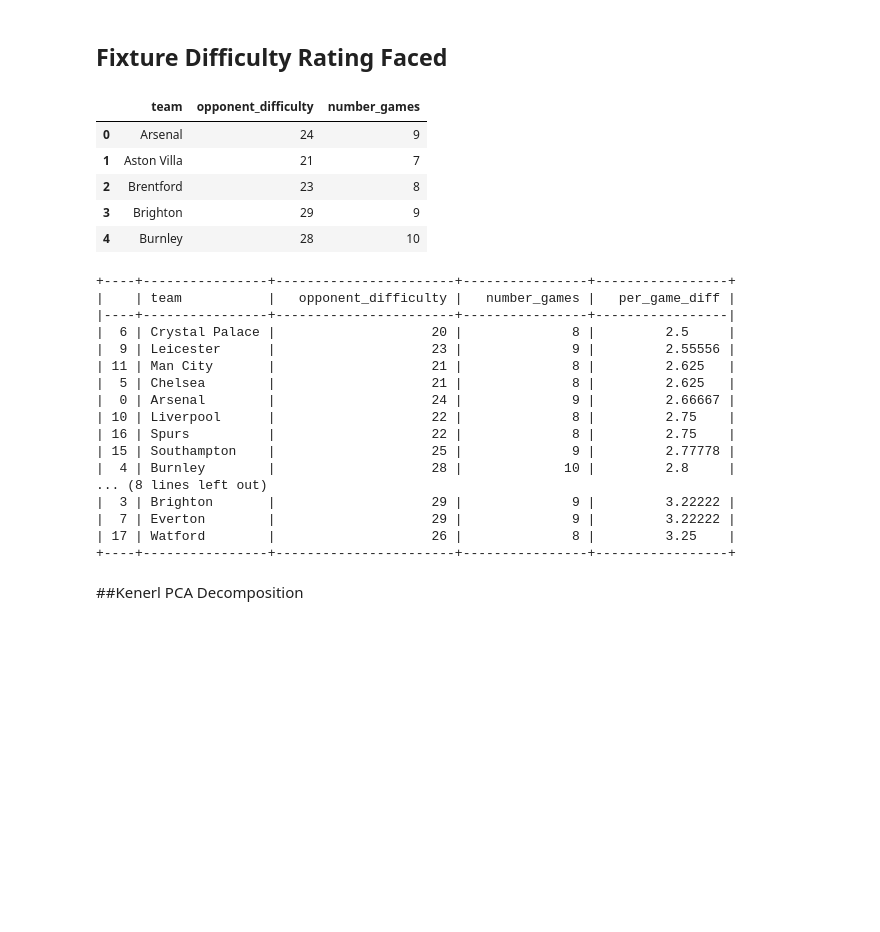
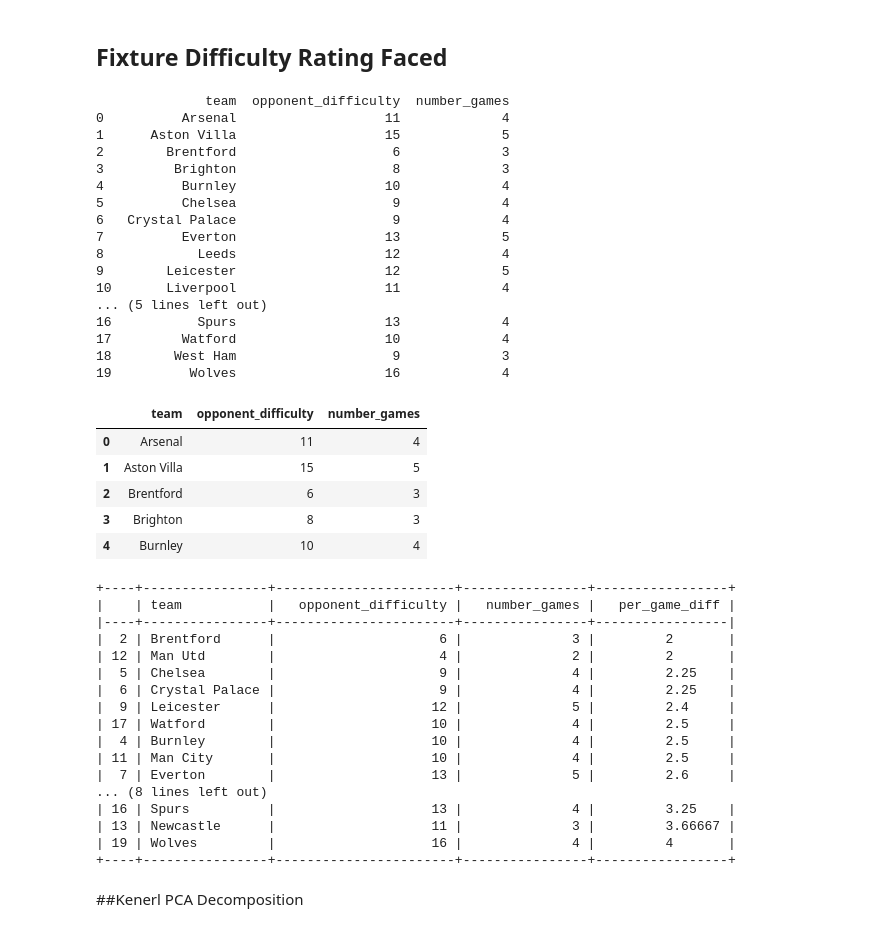
Before and after one commit to SitwalaM/fpl, a Jupyter notebook: notebooks/fpl_eda.ipynb, the cells around one changed output. Drawn from its saved outputs; the diff is of its cells as text; code cells hidden in the pictures; blank space fills up the shorter version.

```diff
--- a/notebooks/fpl_eda.ipynb
+++ b/notebooks/fpl_eda.ipynb
@@ -167,17 +167,34 @@ plt.savefig("../images/volatility.png")
 # %%
 # use the difficulty methods to get opponent difficulty for next four fixtures
 from difficulty import team_difficulty
 gameweek = get_current_gameweek()
-diff_df = team_difficulty(gameweek+1,gameweek+8)
+diff_df = team_difficulty(gameweek+1,gameweek+9)
 diff_df = diff_df["totals"]
 diff_df.head()
 # %% [output]
+              team  opponent_difficulty  number_games
+0          Arsenal                   11             4
+1      Aston Villa                   15             5
+2        Brentford                    6             3
+3         Brighton                    8             3
+4          Burnley                   10             4
+5          Chelsea                    9             4
+6   Crystal Palace                    9             4
+7          Everton                   13             5
+8            Leeds                   12             4
+9        Leicester                   12             5
+10       Liverpool                   11             4
+... (5 lines left out)
+16           Spurs                   13             4
+17         Watford                   10             4
+18        West Ham                    9             3
+19          Wolves                   16             4
 |  | team | opponent_difficulty | number_games |
-| 0 | Arsenal | 24 | 9 |
-| 1 | Aston Villa | 21 | 7 |
-| 2 | Brentford | 23 | 8 |
-| 3 | Brighton | 29 | 9 |
-| 4 | Burnley | 28 | 10 |
+| 0 | Arsenal | 11 | 4 |
+| 1 | Aston Villa | 15 | 5 |
+| 2 | Brentford | 6 | 3 |
+| 3 | Brighton | 8 | 3 |
+| 4 | Burnley | 10 | 4 |
 # %%
 # add a per game column because of teams blanking (lesss fixtures)
 diff_df["per_game_diff"] = diff_df.opponent_difficulty/diff_df.number_games
@@ -189,19 +206,19 @@ print(tabulate(diff_df, headers='keys', tablefmt='psql'))
 +----+----------------+-----------------------+----------------+-----------------+
 |    | team           |   opponent_difficulty |   number_games |   per_game_diff |
 |----+----------------+-----------------------+----------------+-----------------|
-|  6 | Crystal Palace |                    20 |              8 |         2.5     |
-|  9 | Leicester      |                    23 |              9 |         2.55556 |
-| 11 | Man City       |                    21 |              8 |         2.625   |
-|  5 | Chelsea        |                    21 |              8 |         2.625   |
-|  0 | Arsenal        |                    24 |              9 |         2.66667 |
-| 10 | Liverpool      |                    22 |              8 |         2.75    |
-| 16 | Spurs          |                    22 |              8 |         2.75    |
-| 15 | Southampton    |                    25 |              9 |         2.77778 |
-|  4 | Burnley        |                    28 |             10 |         2.8     |
+|  2 | Brentford      |                     6 |              3 |         2       |
+| 12 | Man Utd        |                     4 |              2 |         2       |
+|  5 | Chelsea        |                     9 |              4 |         2.25    |
+|  6 | Crystal Palace |                     9 |              4 |         2.25    |
+|  9 | Leicester      |                    12 |              5 |         2.4     |
+| 17 | Watford        |                    10 |              4 |         2.5     |
+|  4 | Burnley        |                    10 |              4 |         2.5     |
+| 11 | Man City       |                    10 |              4 |         2.5     |
+|  7 | Everton        |                    13 |              5 |         2.6     |
 ... (8 lines left out)
-|  3 | Brighton       |                    29 |              9 |         3.22222 |
-|  7 | Everton        |                    29 |              9 |         3.22222 |
-| 17 | Watford        |                    26 |              8 |         3.25    |
+| 16 | Spurs          |                    13 |              4 |         3.25    |
+| 13 | Newcastle      |                    11 |              3 |         3.66667 |
+| 19 | Wolves         |                    16 |              4 |         4       |
 +----+----------------+-----------------------+----------------+-----------------+
 # %% [markdown]
 ##Kenerl PCA Decomposition
```
Also changed, not shown: parts of 14 cells of this notebook.
